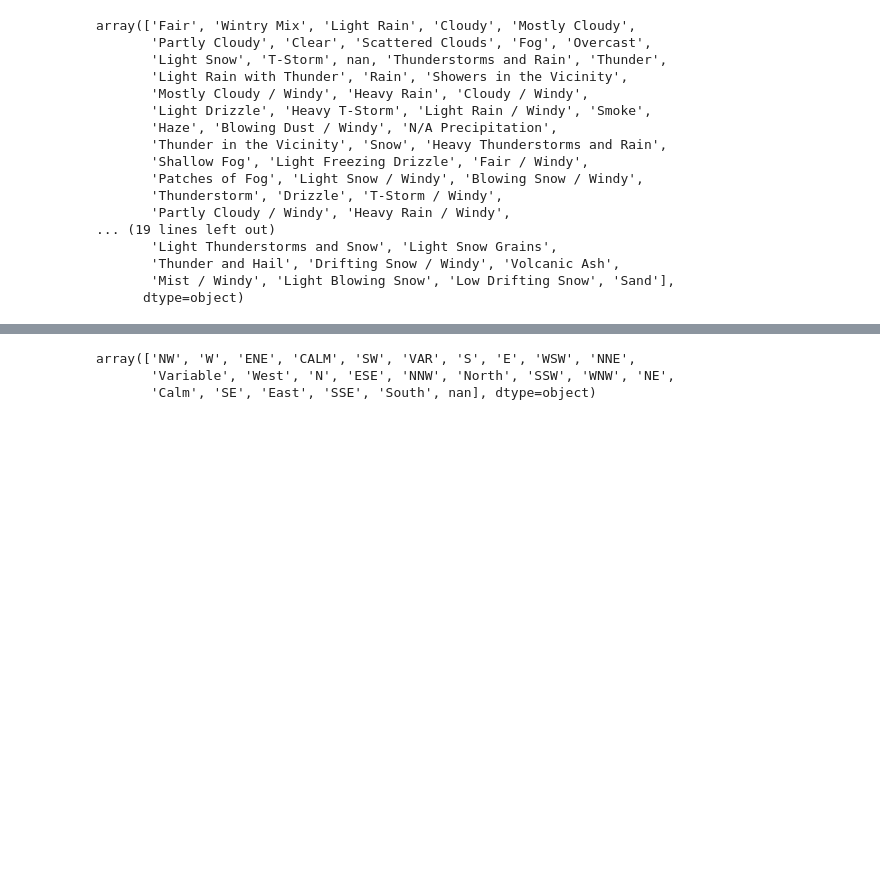
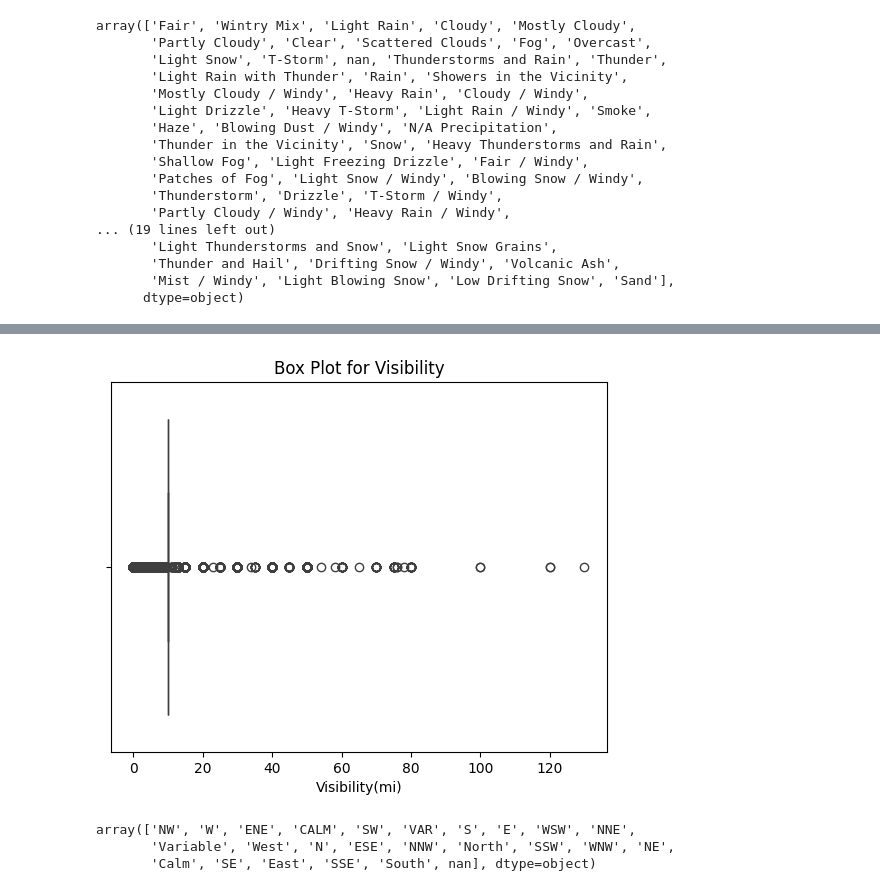
Before and after one commit to sgterrado/Need4Data-Blue-Bumper-Cars, a Jupyter notebook: Need4Data_DataClean.ipynb, the cells around one changed output, grey strips where cells are left out. Saved outputs shown, nothing was run; the diff lists cells and outputs as text; code cells hidden in the pictures; blank space fills up the shorter version.

```diff
--- a/Need4Data_DataClean.ipynb
+++ b/Need4Data_DataClean.ipynb
@@ -238,0 +285,6 @@ array(['Fair', 'Wintry Mix', 'Light Rain', 'Cloudy', 'Mostly Cloudy',
+# %%
+sns.boxplot(x=df['Visibility(mi)'])
+plt.title("Box Plot for Visibility")
+plt.show()
+# %% [output]
+[figure, added]
```
Also changed, not shown: parts of 21 cells of this notebook.
